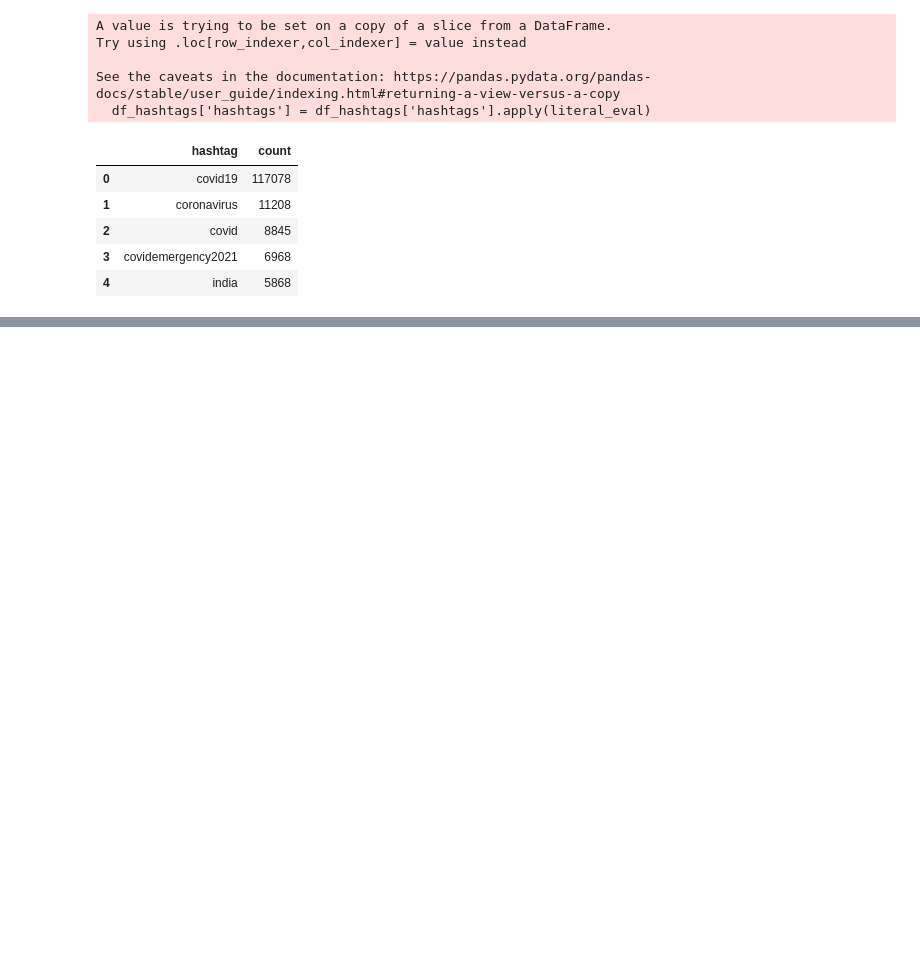
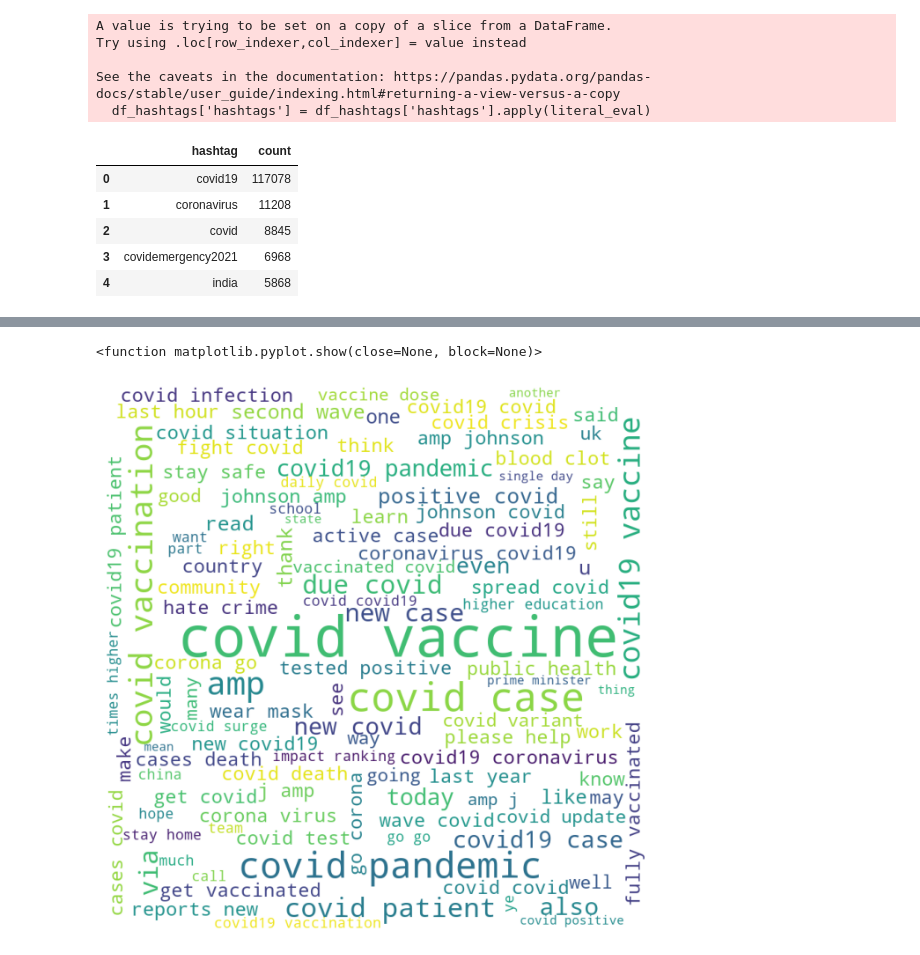
Before and after one commit to kayweeee/vaccine-discourse-analysis, a Jupyter notebook: vaccine_discourse_analysis.ipynb, the cells around one changed output, grey strips where cells are left out. Cells and saved outputs as stored; diff of their text form; code cells hidden in the pictures; blank space fills up the shorter version.

```diff
--- a/vaccine_discourse_analysis.ipynb
+++ b/vaccine_discourse_analysis.ipynb
@@ -391,0 +426,17 @@ plt.show()
+# %%
+from wordcloud import WordCloud
+
+wordcloud = WordCloud(width=800, height=800,
+                background_color='white',
+                stopwords=stopwords,
+                min_font_size=15,
+                max_words=200).generate(comment_words)
+
+plt.figure(figsize=(8,8), facecolor=None)
+plt.imshow(wordcloud)
+plt.axis('off')
+
+plt.show
+# %% [output]
+<function matplotlib.pyplot.show(close=None, block=None)>
+[figure, added]
```
Also changed, not shown: parts of 39 cells of this notebook.
